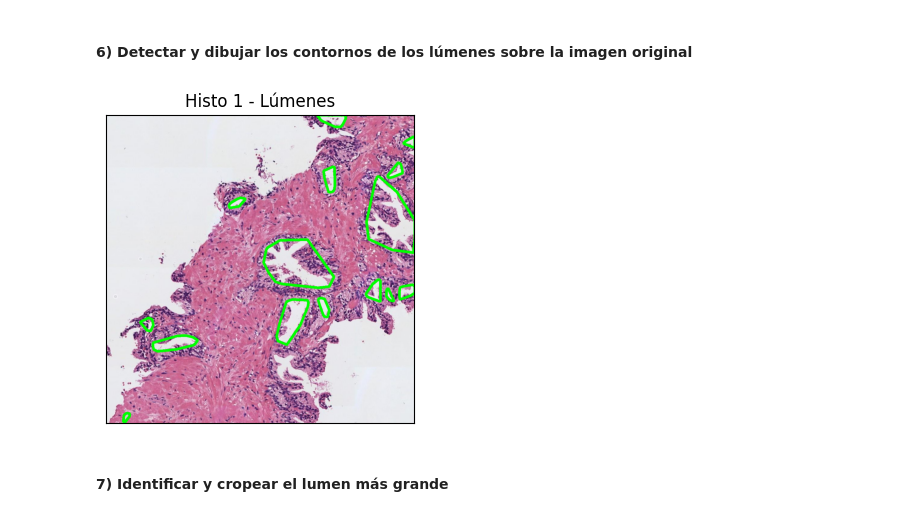
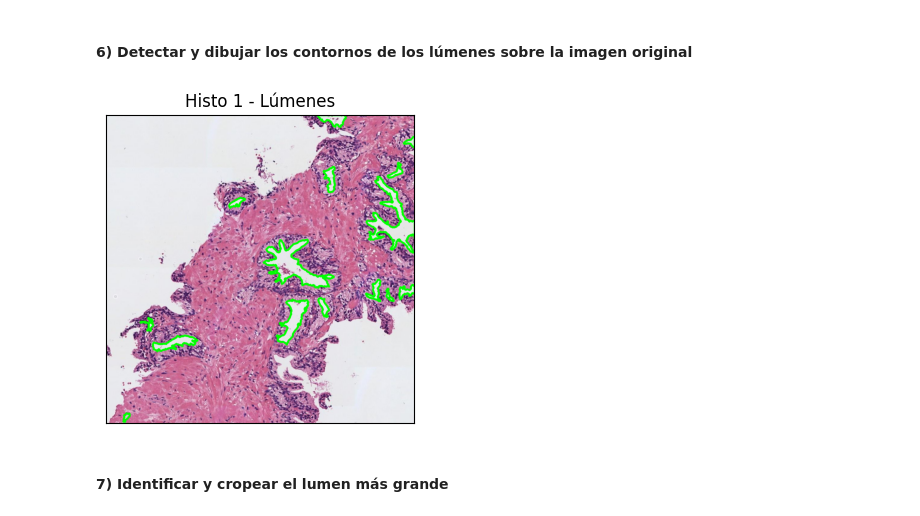
Before and after one commit to cedaniel200/viu-aprendizaje-supervisado, a Jupyter notebook: actividades/Actividad_Computer_Vision_C1_MenesesGuevara_CesarDaniel.ipynb, the cells around one changed output. Saved outputs shown, nothing was run; the diff lists cells and outputs as text; code cells hidden in the pictures.

Commit message:
Se ajusta el contorno de los lumen

```diff
--- a/actividades/Actividad_Computer_Vision_C1_MenesesGuevara_CesarDaniel.ipynb
+++ b/actividades/Actividad_Computer_Vision_C1_MenesesGuevara_CesarDaniel.ipynb
@@ -140,31 +144,24 @@ visualizar_imagen(histo_1_lumenes_fill, "Histo 1 - Lúmenes Rellenados")
 # %%
 # Dibujar los contornos de los lúmenes en color verde sobre la imagen original RGB. Nota: Utilizar los flags necesarios
 # para que los contornos en verde sean perfectamente visibles.
 # Visualizar la imagen superpuesta
 from skimage.measure import regionprops
 from skimage.measure import label
 from skimage.morphology import convex_hull_image
 
-def contornear_lumenes(imagen_original, etiquetas, num_etiquetas):
+def contornear_lumenes(imagen_mascara, imagen_original):
     imagen = imagen_original.copy()
 
-    for i in range(1, num_etiquetas + 1):
-        lumen = etiquetas == i
-        lumen = lumen.astype('uint8')
-
-        convex_image = convex_hull_image(lumen)
-        convex_image = convex_image.astype('uint8')
-
-        contours,_ = cv2.findContours(convex_image, cv2.RETR_TREE, cv2.CHAIN_APPROX_SIMPLE) # Encontramos los contornos en una máscara
-        imagen = cv2.drawContours(imagen, contours, -1, (0,255,0), 7) # Dibujamos los contornos
+    contours, _ = cv2.findContours(imagen_mascara, cv2.RETR_EXTERNAL, cv2.CHAIN_APPROX_NONE) # Encontramos los contornos en una máscara
+    imagen = cv2.drawContours(imagen, contours, -1, (0,255,0), 5) # Dibujamos los contornos
 
     return imagen
 
 histo_1_etiquetas, histo_1_num_etiquetas = label(histo_1_lumenes_fill, return_num=True)
-histo_1_con_contorno = contornear_lumenes(histo_1, histo_1_etiquetas, histo_1_num_etiquetas)
+histo_1_con_contorno = contornear_lumenes(imagen_mascara = histo_1_lumenes_fill.astype(np.uint8), imagen_original= histo_1)
 visualizar_imagen(histo_1_con_contorno, "Histo 1 - Lúmenes")
 # %% [output]
-[figure, old version]
+[figure, new version]
 # %% [markdown]
 #### 7) Identificar y cropear el lumen más grande
 # %%
```
Also changed, not shown: parts of 4 cells of this notebook.
